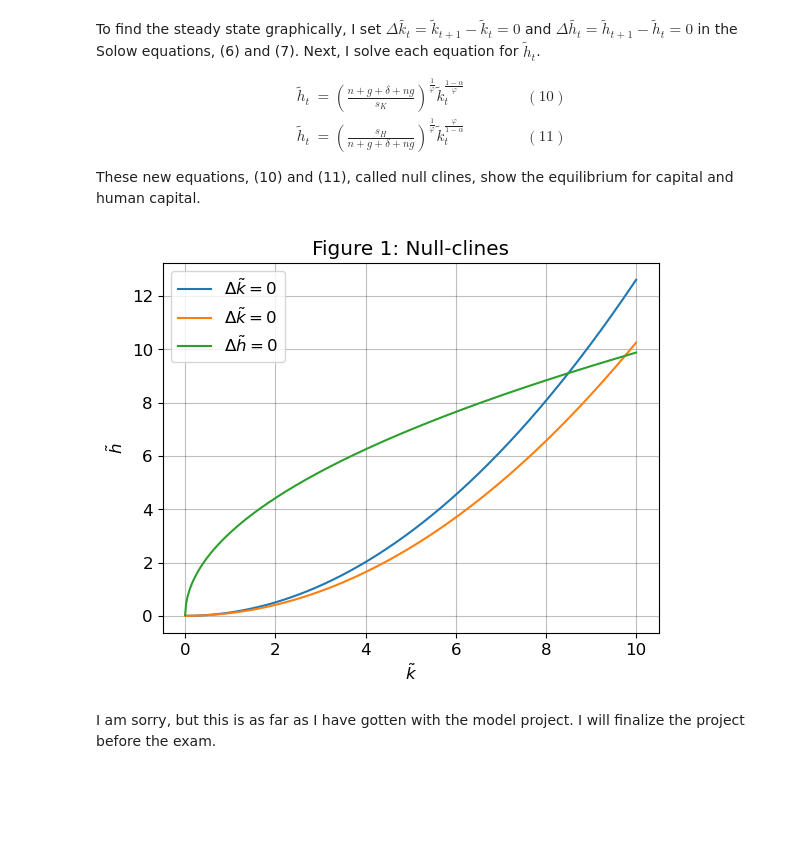
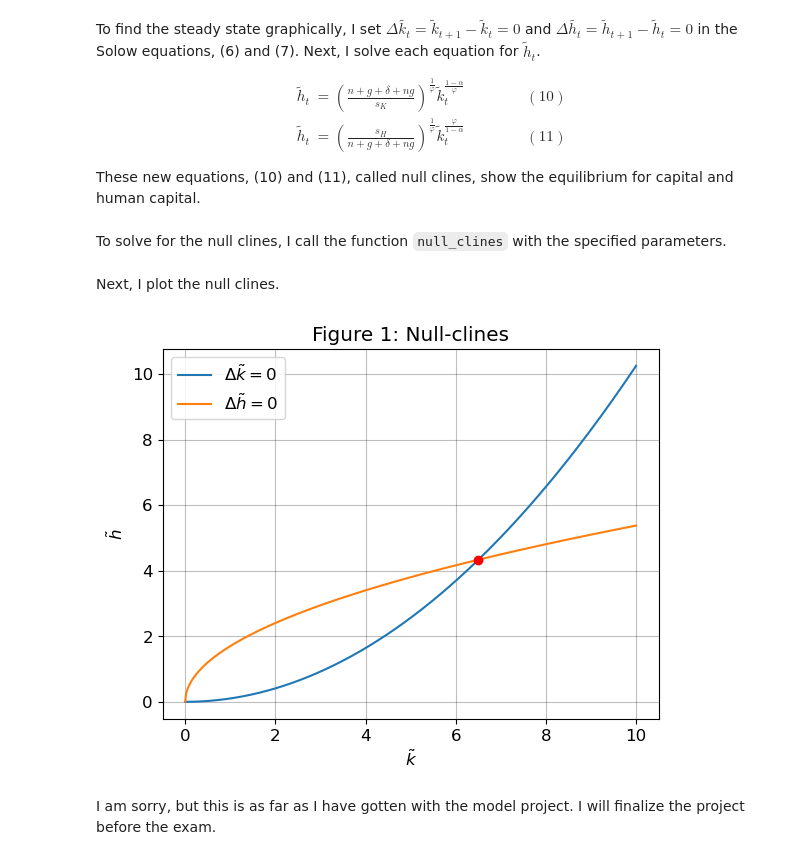
Before and after one commit to NumEconCopenhagen/projects-2023-jts, a Jupyter notebook: modelproject/modelproject_for_review.ipynb, the cells around one changed output. Drawn from its saved outputs; the diff is of its cells as text; code cells hidden in the pictures; blank space fills up the shorter version.

```diff
--- a/modelproject/modelproject_for_review.ipynb
+++ b/modelproject/modelproject_for_review.ipynb
@@ -168,30 +168,37 @@ To find the steady state graphically, I set  $\Delta\tilde{k_t} = \tilde{k}_{t+1
 
 
 These new equations, (10) and (11), called null clines, show the equilibrium for capital and human capital.
+# %% [markdown]
+To solve for the null clines, I call the function `null_clines` with the specified parameters.
 # %%
-# Call function with parameter values
+# Call the function null_clines with the parameter values
 k_vec, h_vec_k, h_vec_h = null_clines(s_K_val, s_H_val, g_val, n_val, alpha_val, varphi_val, delta_val)
-
-k_vec, h_vec_sk, h_vec_sh = null_clines(0.28, s_H_val, g_val, n_val, alpha_val, varphi_val, delta_val)
+# %% [markdown]
+Next, I plot the null clines.
 # %%
 # Create the figure
 fig = plt.figure()
 
 # Create the plot
 ax = fig.add_subplot(1,1,1)
 
-ax.plot(k_vec, h_vec_sk, label= r'$\Delta \tilde{k}=0$')
+# Set null-clines
 ax.plot(k_vec, h_vec_k, label= r'$\Delta \tilde{k}=0$')
 ax.plot(k_vec, h_vec_h, label= r'$\Delta \tilde{h}=0$')
 
+# Find index of intersection
+k_vec_inter, h_vec_k_inter, h_vec_h_inter = find_intersection(k_vec, h_vec_k, h_vec_h)
+
+# Mark the intersection on the plot
+ax.plot(k_vec_inter, h_vec_k_inter, 'ro')
 
 # Set title, labels and legend
 ax.set_title('Figure 1: Null-clines')
 ax.set_xlabel(r'$\tilde{k}$')
 ax.set_ylabel(r'$\tilde{h}$')
 ax.legend(loc='upper left');
 # %% [output]
-[figure, old version]
+[figure, new version]
 # %% [markdown]
 I am sorry, but this is as far as I have gotten with the model project.
 I will finalize the project before the exam.
```
Also changed, not shown: parts of 3 cells of this notebook, 1 other file.
